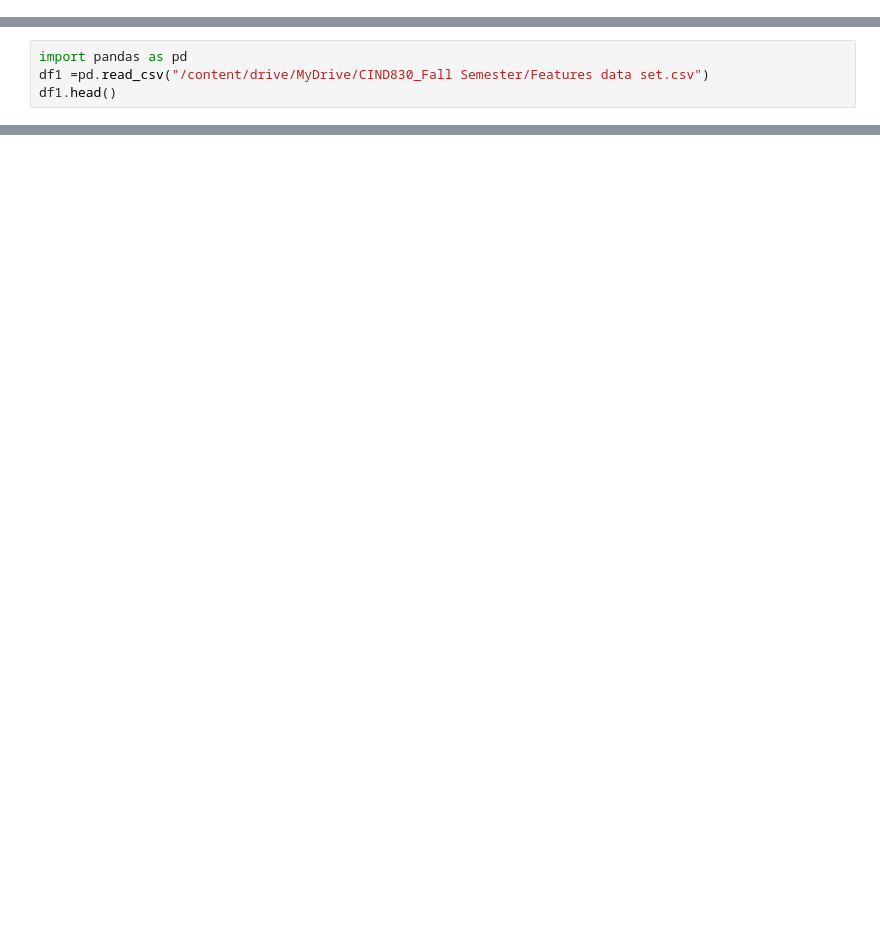
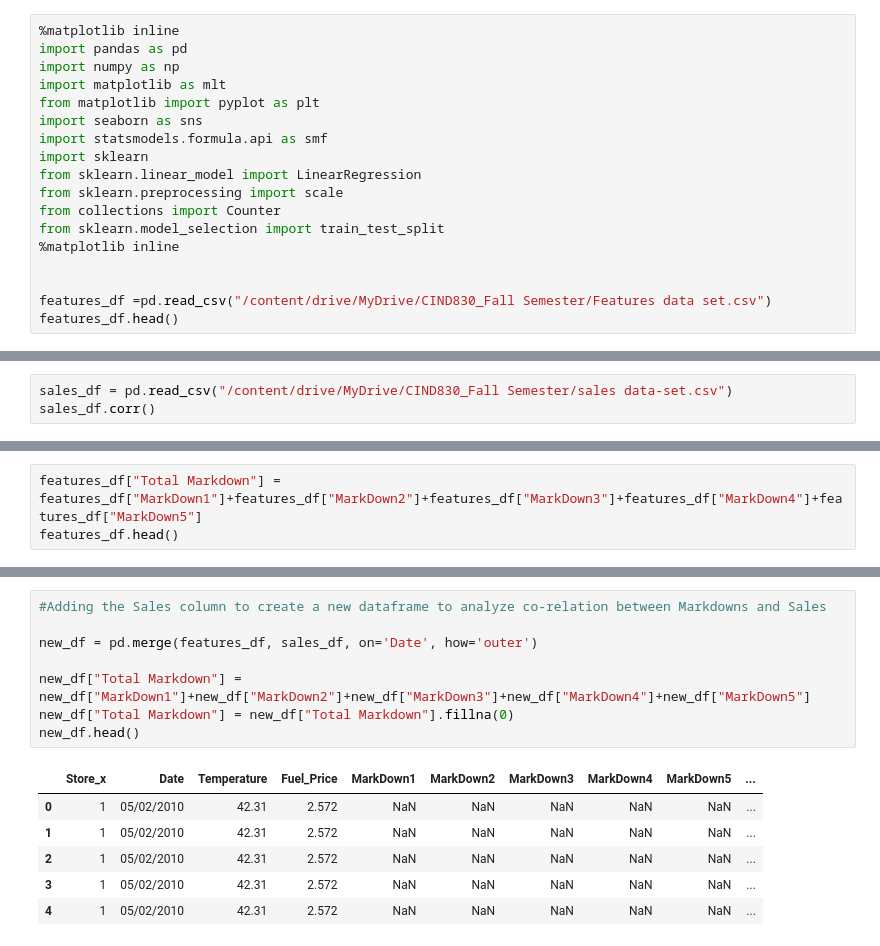
Before and after one commit to aktuteja/DataMining_RetailIndustry, a Jupyter notebook: Data_Analysis_Retail (1).ipynb, the cells around one changed output, grey strips where cells are left out. Cells and saved outputs as stored; diff of their text form; blank space fills up the shorter version.

```diff
--- a/Data_Analysis_Retail (1).ipynb
+++ b/Data_Analysis_Retail (1).ipynb
@@ -0,0 +1,18 @@
+# %%
+%matplotlib inline
+import pandas as pd
+import numpy as np
+import matplotlib as mlt
+from matplotlib import pyplot as plt
+import seaborn as sns
+import statsmodels.formula.api as smf
+import sklearn
+from sklearn.linear_model import LinearRegression
+from sklearn.preprocessing import scale
+from collections import Counter
+from sklearn.model_selection import train_test_split
+%matplotlib inline
+
+
+features_df =pd.read_csv("/content/drive/MyDrive/CIND830_Fall Semester/Features data set.csv")
+features_df.head()
@@ -1,5 +118,4 @@
 # %%
-import pandas as pd
-df1 =pd.read_csv("/content/drive/MyDrive/CIND830_Fall Semester/Features data set.csv")
-df1.head()
+sales_df = pd.read_csv("/content/drive/MyDrive/CIND830_Fall Semester/sales data-set.csv")
+sales_df.corr()
 # %% [output]
@@ -128,0 +127,3 @@ df2.corr()
+# %%
+features_df["Total Markdown"] = features_df["MarkDown1"]+features_df["MarkDown2"]+features_df["MarkDown3"]+features_df["MarkDown4"]+features_df["MarkDown5"]
+features_df.head()
@@ -128,0 +197,15 @@ df2.corr()
+# %%
+#Adding the Sales column to create a new dataframe to analyze co-relation between Markdowns and Sales
+
+new_df = pd.merge(features_df, sales_df, on='Date', how='outer')
+
+new_df["Total Markdown"] = new_df["MarkDown1"]+new_df["MarkDown2"]+new_df["MarkDown3"]+new_df["MarkDown4"]+new_df["MarkDown5"]
+new_df["Total Markdown"] = new_df["Total Markdown"].fillna(0)
+new_df.head()
+# %% [output]
+|  | Store_x | Date | Temperature | Fuel_Price | MarkDown1 | MarkDown2 | MarkDown3 | MarkDown4 | MarkDown5 | ... |
+| 0 | 1 | 05/02/2010 | 42.31 | 2.572 | NaN | NaN | NaN | NaN | NaN | ... |
+| 1 | 1 | 05/02/2010 | 42.31 | 2.572 | NaN | NaN | NaN | NaN | NaN | ... |
+| 2 | 1 | 05/02/2010 | 42.31 | 2.572 | NaN | NaN | NaN | NaN | NaN | ... |
+| 3 | 1 | 05/02/2010 | 42.31 | 2.572 | NaN | NaN | NaN | NaN | NaN | ... |
+| 4 | 1 | 05/02/2010 | 42.31 | 2.572 | NaN | NaN | NaN | NaN | NaN | ... |
```
Also changed, not shown: parts of 21 cells of this notebook.
